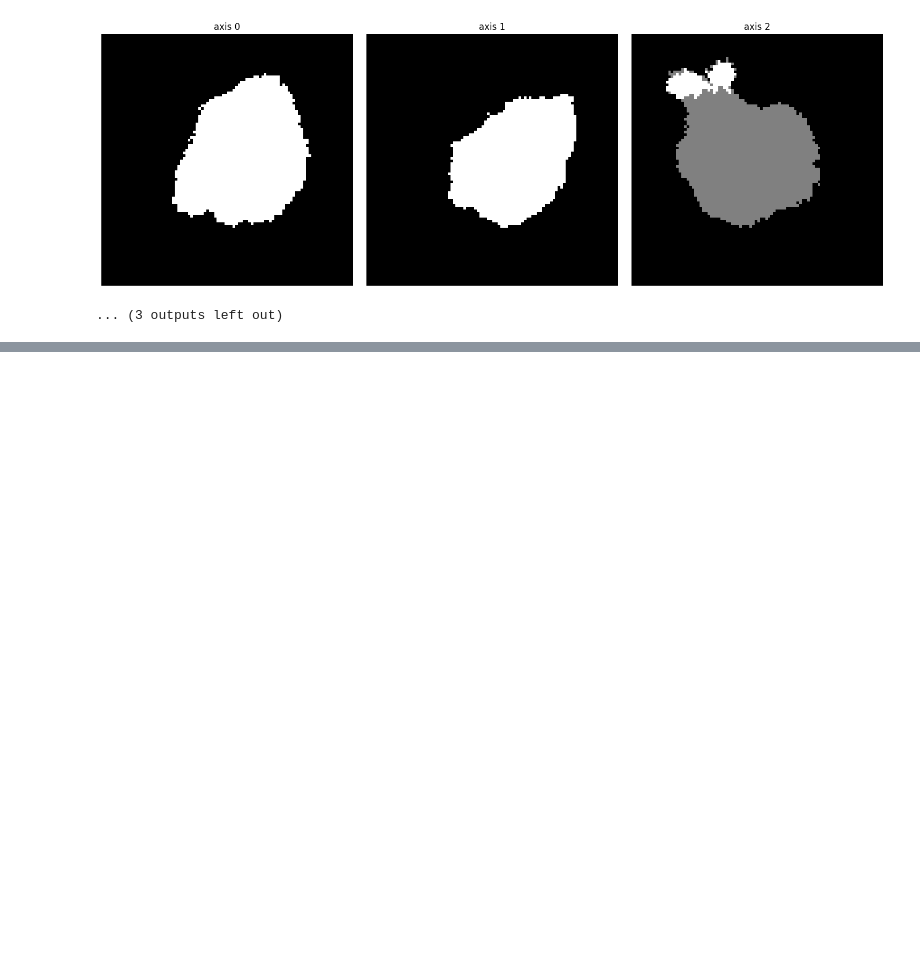
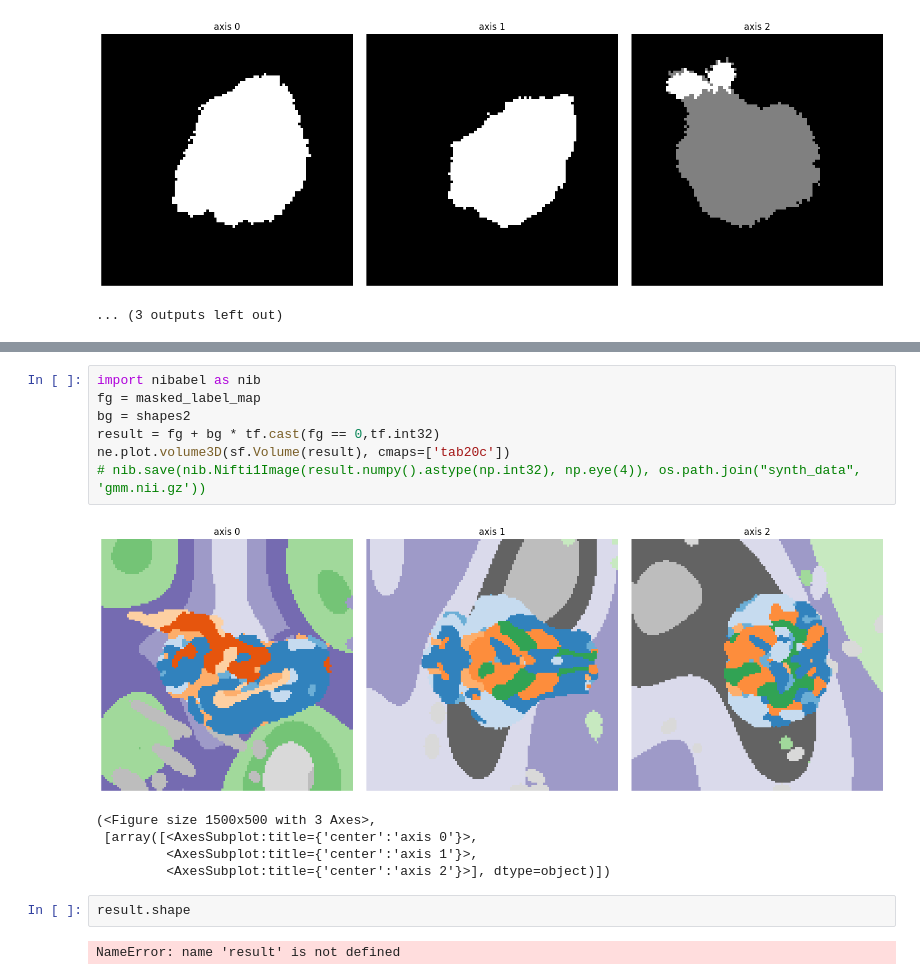
Before and after one commit to dadashkarimi/pig, a Jupyter notebook: PigGMM-Seg-96.ipynb, the cells around one changed output, grey strips where cells are left out. Drawn from its saved outputs; the diff is of its cells as text; blank space fills up the shorter version.

```diff
--- a/PigGMM-Seg-96.ipynb
+++ b/PigGMM-Seg-96.ipynb
@@ -860,0 +1117,17 @@ for i in range(5):
+# %%
+import nibabel as nib
+fg = masked_label_map
+bg = shapes2
+result = fg + bg * tf.cast(fg == 0,tf.int32)
+ne.plot.volume3D(sf.Volume(result), cmaps=['tab20c'])
+# nib.save(nib.Nifti1Image(result.numpy().astype(np.int32), np.eye(4)), os.path.join("synth_data", 'gmm.nii.gz'))
+# %% [output]
+[figure, added]
+(<Figure size 1500x500 with 3 Axes>,
+ [array([<AxesSubplot:title={'center':'axis 0'}>,
+         <AxesSubplot:title={'center':'axis 1'}>,
+         <AxesSubplot:title={'center':'axis 2'}>], dtype=object)])
+# %%
+result.shape
+# %% [output]
+NameError: name 'result' is not defined
```
Also changed, not shown: parts of 9 cells of this notebook, 20 other files.
